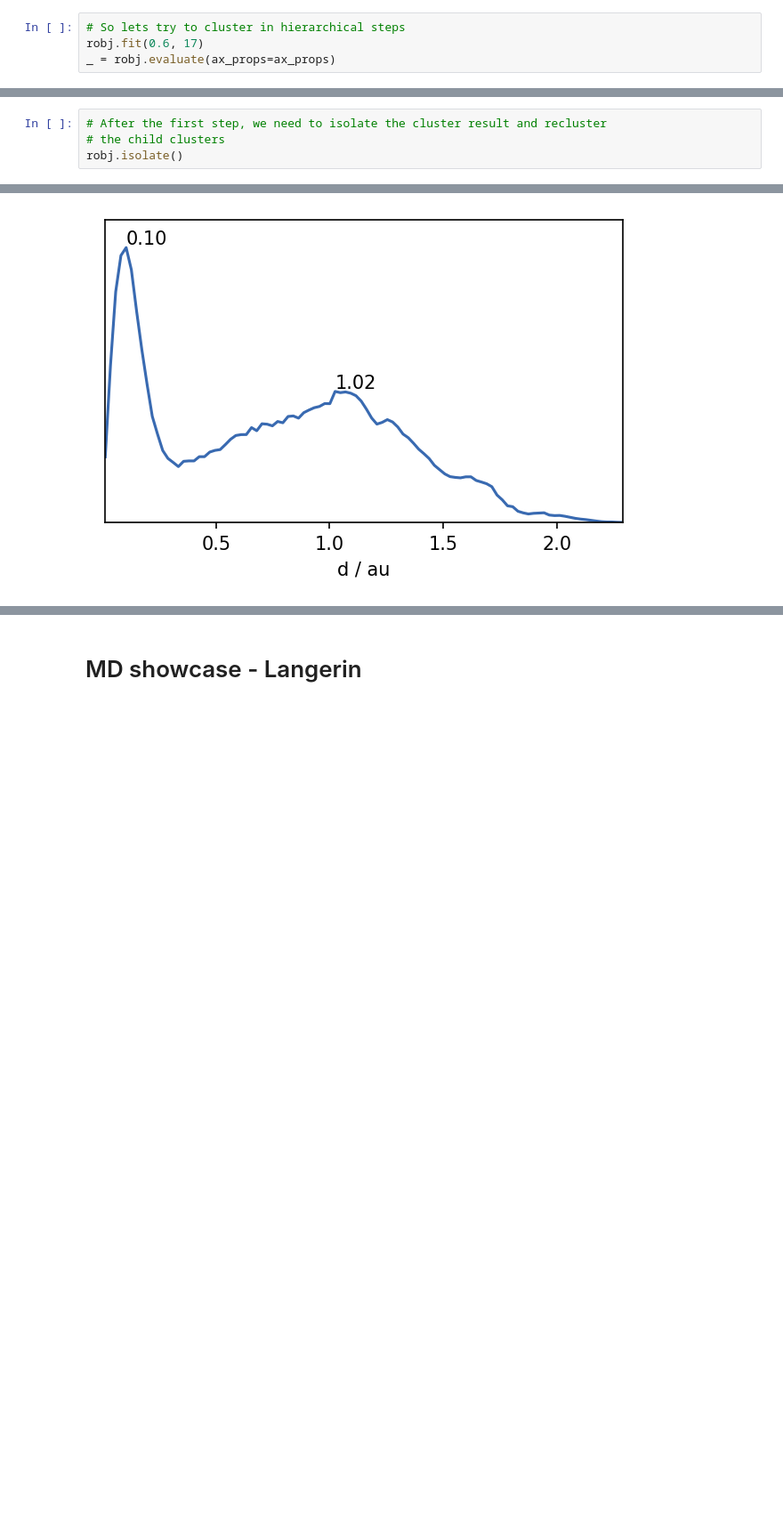
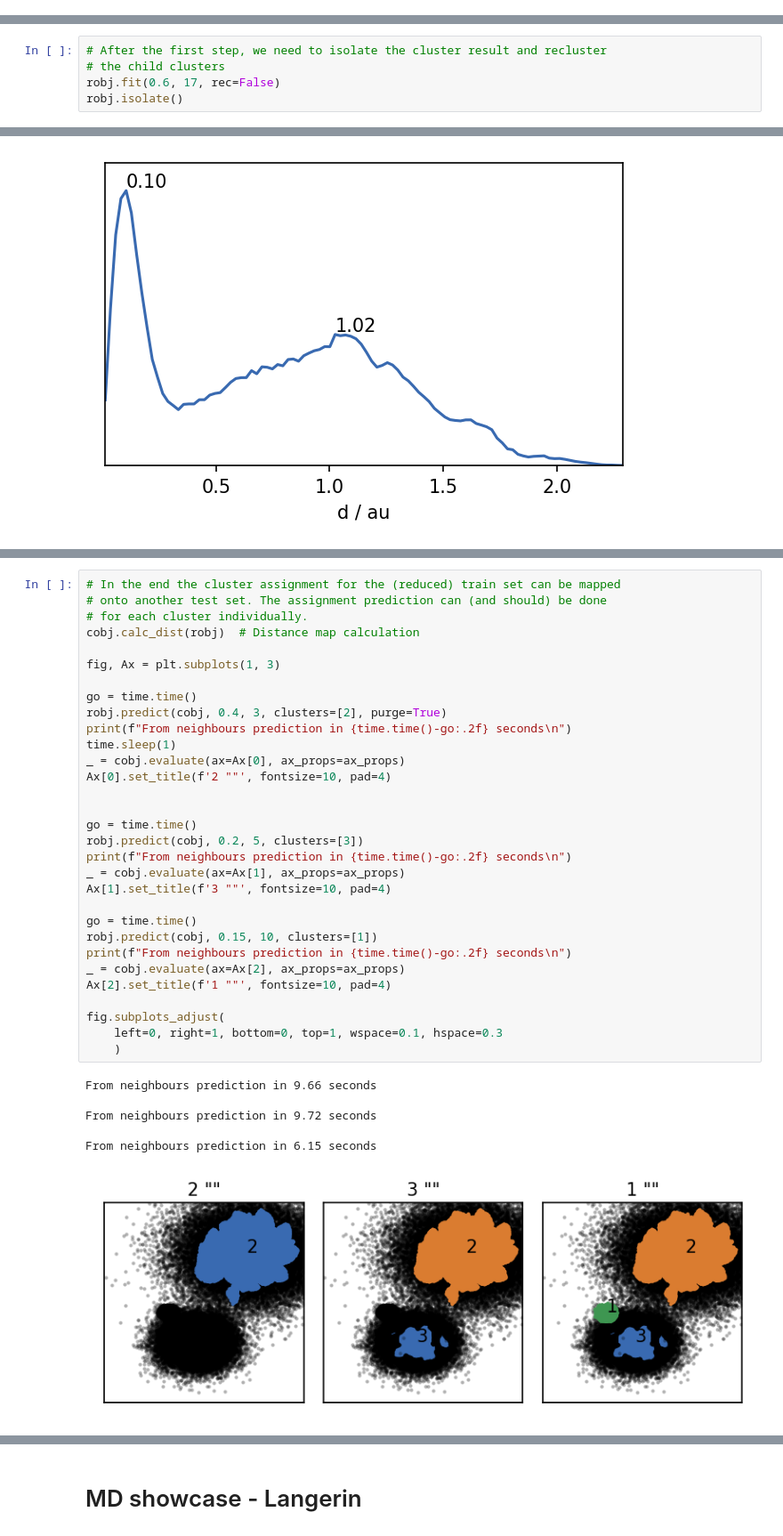
Before and after one commit to janjoswig/CommonNNClustering, a Jupyter notebook: tutorial/tutorial.ipynb, the cells around one changed output, grey strips where cells are left out. Shown at 89% size. Drawn from its saved outputs; the diff is of its cells as text; blank space fills up the shorter version.

Commit message:
REFACTOR: predict
#9

```diff
--- a/tutorial/tutorial.ipynb
+++ b/tutorial/tutorial.ipynb
@@ -464,7 +441,3 @@ fig.subplots_adjust(
     )
 # %% [output]
 [figure]
-# %%
-# So lets try to cluster in hierarchical steps
-robj.fit(0.6, 17)
-_ = robj.evaluate(ax_props=ax_props)
@@ -478,6 +444,7 @@ Execution time for call of fit: 0 hours, 0 minutes, 0.3134 seconds
 # %%
 # After the first step, we need to isolate the cluster result and recluster
 # the child clusters
+robj.fit(0.6, 17, rec=False)
 robj.isolate()
 # %%
 # The children dictionary of the data after isolation holds a cluster object
@@ -574,0 +523,38 @@ _ = robj.evaluate(ax=ax, ax_props=ax_props)
+# %%
+# In the end the cluster assignment for the (reduced) train set can be mapped
+# onto another test set. The assignment prediction can (and should) be done
+# for each cluster individually.
+cobj.calc_dist(robj)  # Distance map calculation
+
+fig, Ax = plt.subplots(1, 3)
+
+go = time.time()
+robj.predict(cobj, 0.4, 3, clusters=[2], purge=True)
+print(f"From neighbours prediction in {time.time()-go:.2f} seconds\n")
+time.sleep(1)
+_ = cobj.evaluate(ax=Ax[0], ax_props=ax_props)
+Ax[0].set_title(f'2 ""', fontsize=10, pad=4)
+
+
+go = time.time()
+robj.predict(cobj, 0.2, 5, clusters=[3])
+print(f"From neighbours prediction in {time.time()-go:.2f} seconds\n")
+_ = cobj.evaluate(ax=Ax[1], ax_props=ax_props)
+Ax[1].set_title(f'3 ""', fontsize=10, pad=4)
+
+go = time.time()
+robj.predict(cobj, 0.15, 10, clusters=[1])
+print(f"From neighbours prediction in {time.time()-go:.2f} seconds\n")
+_ = cobj.evaluate(ax=Ax[2], ax_props=ax_props)
+Ax[2].set_title(f'1 ""', fontsize=10, pad=4)
+
+fig.subplots_adjust(
+    left=0, right=1, bottom=0, top=1, wspace=0.1, hspace=0.3
+    )
+# %% [output]
+From neighbours prediction in 9.66 seconds
+
+From neighbours prediction in 9.72 seconds
+
+From neighbours prediction in 6.15 seconds
+[figure, added]
```
Also changed, not shown: parts of 17 cells of this notebook, 8 other files.
